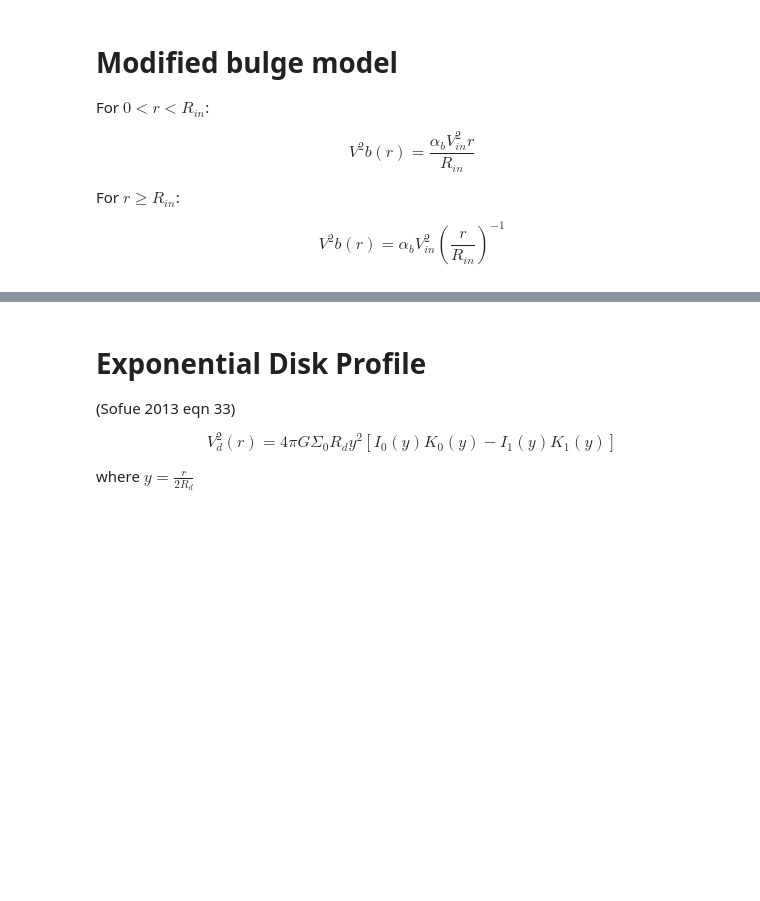
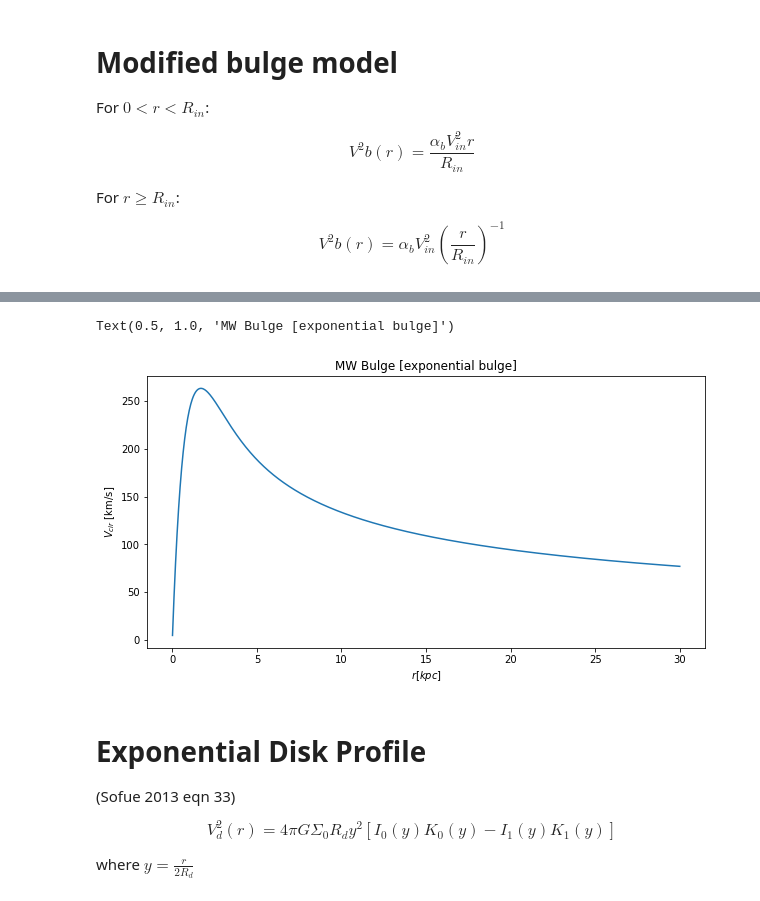
Before and after one commit to yzh250/RotationCurve, a Jupyter notebook: 2D_RC/main/Notebooks/Model_Test.ipynb, the cells around one changed output, grey strips where cells are left out. Drawn from its saved outputs; the diff is of its cells as text; code cells hidden in the pictures; blank space fills up the shorter version.

```diff
--- a/2D_RC/main/Notebooks/Model_Test.ipynb
+++ b/2D_RC/main/Notebooks/Model_Test.ipynb
@@ -151,3 +130,24 @@ Text(0.5, 1.0, 'de Vauc vs Modified Di Paolo')
+# %%
+def exp_bulge(r,log_rhob0,Rb):
+    Vb = np.zeros(len(r))
+    for i in range(len(r)):
+        if r[i] != 0.0:
+            rho_0 = 10.0**log_rhob0
+            x = r[i]/Rb
+            F = 1.0 - np.exp(-x) * (1.0 + x + 0.5 * x**2)
+            mass_0 = 8.0 * np.pi * Rb**3 * rho_0
+            vel = np.sqrt((G * mass_0 * Msun * F) / (r[i] * 3.086e16))
+        Vb[i] = vel / 1000.0
+    return Vb
+# %%
+plt.figure(figsize=(10,5))
+plt.plot(r,exp_bulge(r*1000,1.12,500))
+plt.xlabel('$r [kpc]$')
+plt.ylabel('$V_{cir}$ [km/s]')
+plt.title('MW Bulge [exponential bulge]')
+# %% [output]
+Text(0.5, 1.0, 'MW Bulge [exponential bulge]')
+[figure, added]
 # %% [markdown]
 # Exponential Disk Profile
 
```
Also changed, not shown: parts of 14 cells of this notebook, 8 other files.
